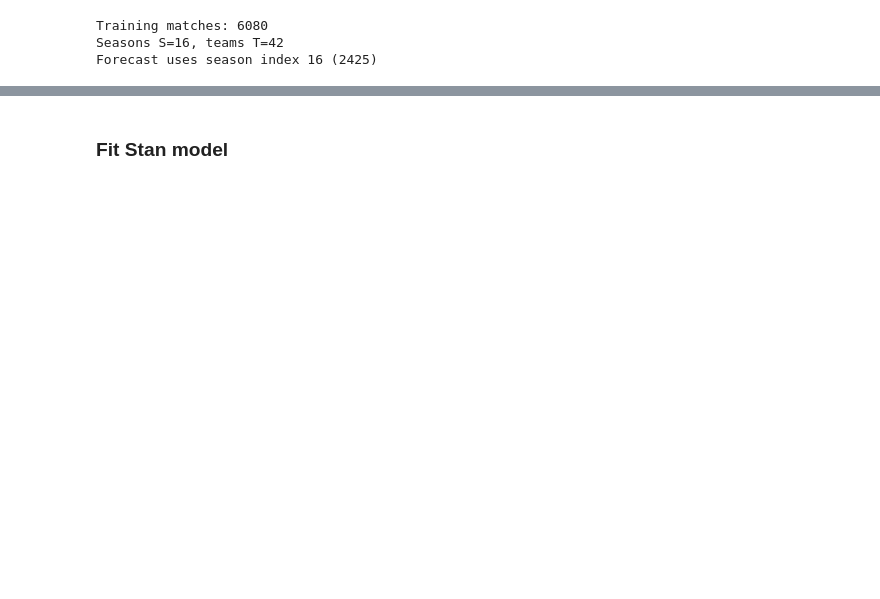
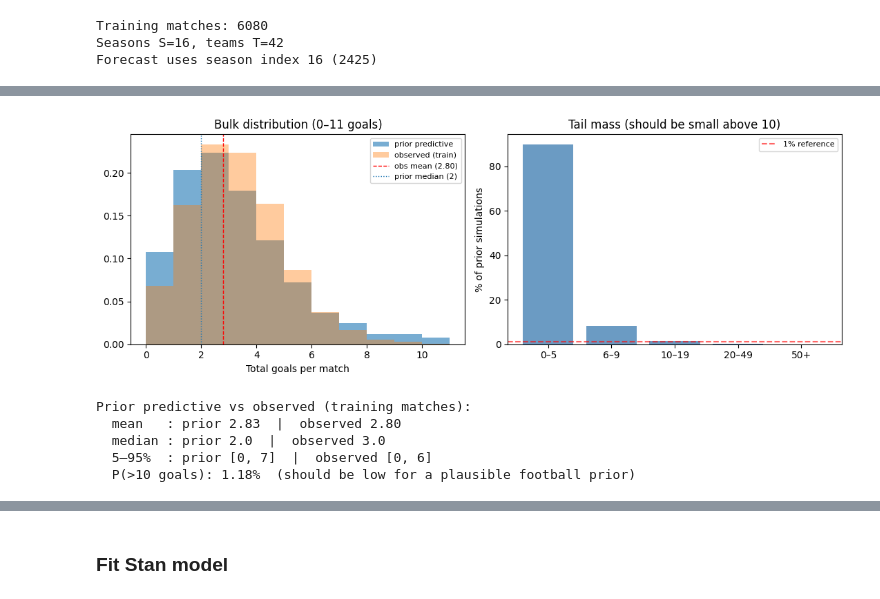
Before and after one commit to Geq0nek/DA_Project, a Jupyter notebook: 03_model2_hierarchical.ipynb, the cells around one changed output, grey strips where cells are left out. Drawn from its saved outputs; the diff is of its cells as text; code cells hidden in the pictures; blank space fills up the shorter version.

```diff
--- a/03_model2_hierarchical.ipynb
+++ b/03_model2_hierarchical.ipynb
@@ -46,0 +109,62 @@ Forecast uses season index 16 (2425)
+# %%
+# Prior predictive — measurements (exact generative prior, no clipping)
+n_matches_sim = 5000
+total_goals_prior = np.empty(n_matches_sim)
+
+for i in range(n_matches_sim):
+    ha = rng.choice(home_adv_prior)
+    sig_a, sig_d = rng.choice(sigma_att_prior), rng.choice(sigma_def_prior)
+    az_ = rng.normal(0, 1, T)
+    dz_ = rng.normal(0, 1, T)
+    att = sig_a * az_
+    att -= att.mean()
+    def_ = sig_d * dz_
+    def_ -= def_.mean()
+    hi, ai = rng.integers(0, T, size=2)
+    lh = np.exp(ha + att[hi] - def_[ai])
+    la = np.exp(att[ai] - def_[hi])
+    total_goals_prior[i] = rng.poisson(lh) + rng.poisson(la)
+
+train_subset = matches[matches["season"].isin(TRAIN_SEASONS)]
+obs_goals = train_subset["FTHG"] + train_subset["FTAG"]
+obs_mean = obs_goals.mean()
+
+# Summary statistics (mean is sensitive to rare tail draws — report several)
+q = np.percentile(total_goals_prior, [5, 50, 95])
+p_extreme = 100 * (total_goals_prior > 10).mean()
+
+fig, axes = plt.subplots(1, 2, figsize=(11, 4))
+
+axes[0].hist(total_goals_prior, bins=range(0, 12), density=True, alpha=0.6, label="prior predictive")
+axes[0].hist(obs_goals, bins=range(0, 12), density=True, alpha=0.4, label="observed (train)")
+axes[0].axvline(obs_mean, color="red", ls="--", lw=1, label=f"obs mean ({obs_mean:.2f})")
+axes[0].axvline(q[1], color="C0", ls=":", lw=1, label=f"prior median ({q[1]:.0f})")
+axes[0].set_xlabel("Total goals per match")
+axes[0].set_title("Bulk distribution (0–11 goals)")
+axes[0].legend(fontsize=8)
+
+# Tail: how often does prior imply extreme scorelines?
+tail_bins = [0, 6, 10, 20, 50, max(int(total_goals_prior.max()) + 1, 51)]
+tail_labels = ["0–5", "6–9", "10–19", "20–49", "50+"]
+tail_counts = np.histogram(total_goals_prior, bins=tail_bins)[0]
+axes[1].bar(tail_labels, 100 * tail_counts / n_matches_sim, color="steelblue", alpha=0.8)
+axes[1].set_ylabel("% of prior simulations")
+axes[1].set_title("Tail mass (should be small above 10)")
+axes[1].axhline(1.0, color="red", ls="--", alpha=0.6, label="1% reference")
+axes[1].legend(fontsize=8)
+
+plt.tight_layout()
+plt.show()
+
+print("Prior predictive vs observed (training matches):")
+print(f"  mean   : prior {total_goals_prior.mean():.2f}  |  observed {obs_mean:.2f}")
+print(f"  median : prior {q[1]:.1f}  |  observed {obs_goals.median():.1f}")
+print(f"  5–95%  : prior [{q[0]:.0f}, {q[2]:.0f}]  |  observed [{obs_goals.quantile(0.05):.0f}, {obs_goals.quantile(0.95):.0f}]")
+print(f"  P(>10 goals): {p_extreme:.2f}%  (should be low for a plausible football prior)")
+# %% [output]
+[figure, added]
+Prior predictive vs observed (training matches):
+  mean   : prior 2.83  |  observed 2.80
+  median : prior 2.0  |  observed 3.0
+  5–95%  : prior [0, 7]  |  observed [0, 6]
+  P(>10 goals): 1.18%  (should be low for a plausible football prior)
```
Also changed, not shown: parts of 19 cells of this notebook, 7 other files.
